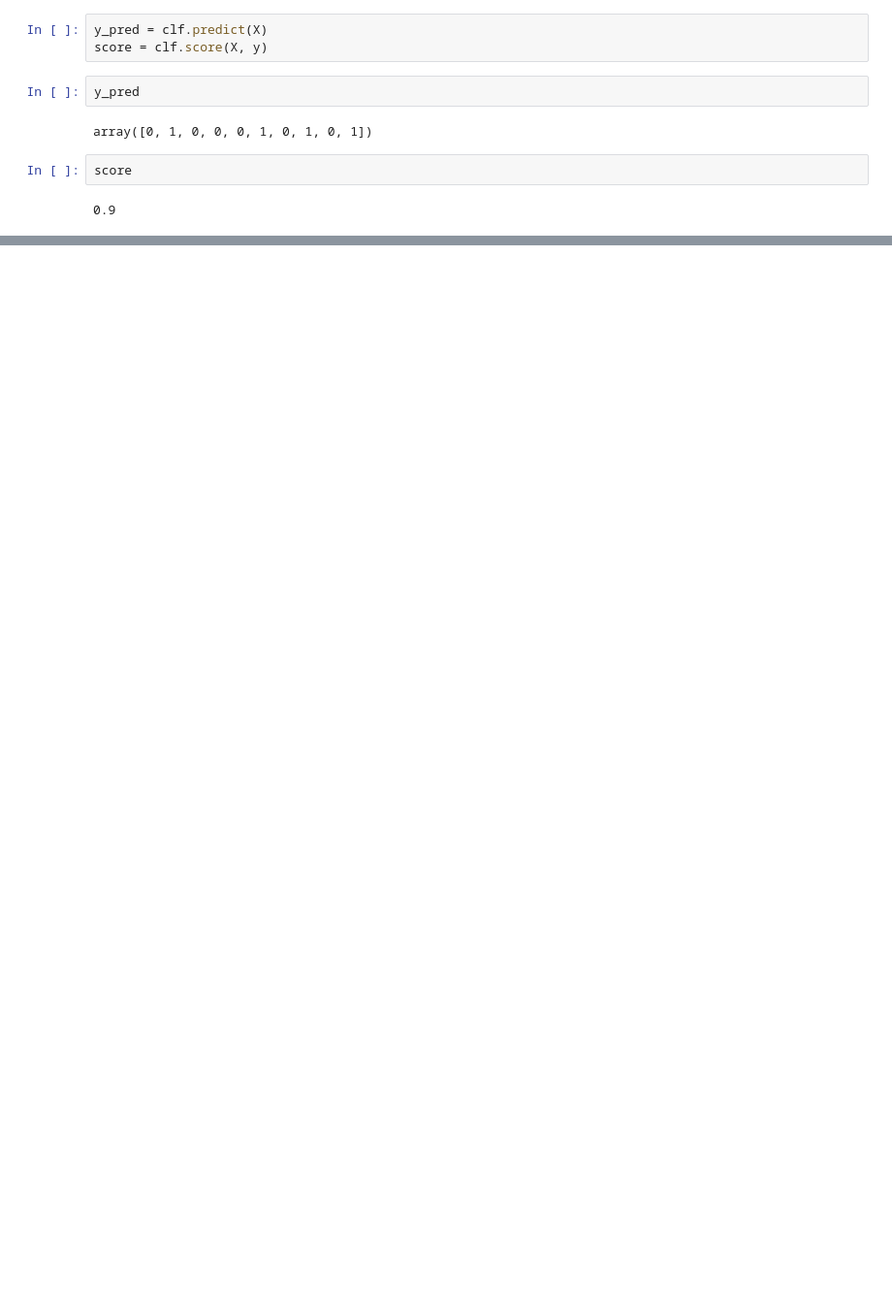
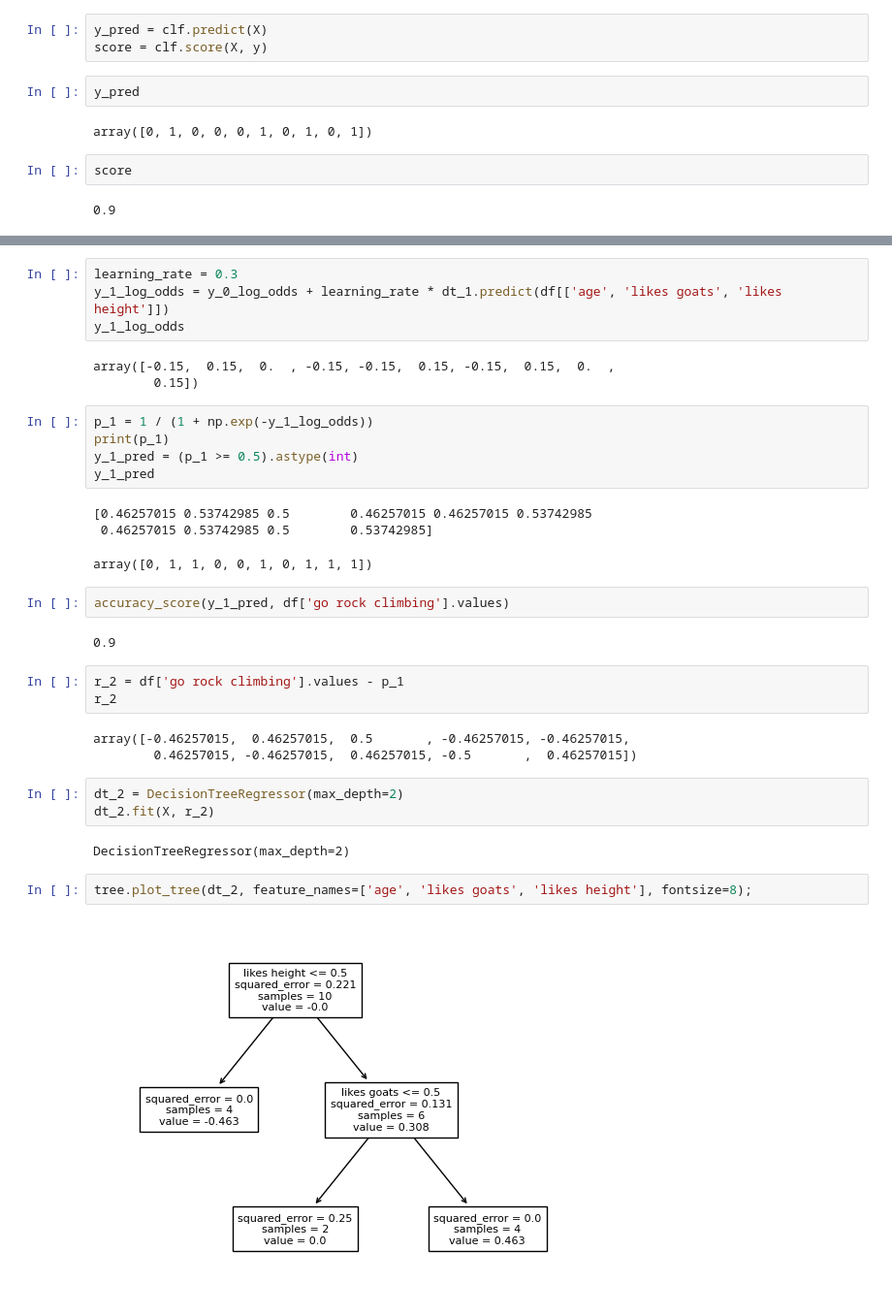
Before and after one commit to froukje/datamapu, a Jupyter notebook: notebooks/code_examples.ipynb, the cells around one changed output, grey strips where cells are left out. Shown at 97% size. Saved outputs shown, nothing was run; the diff lists cells and outputs as text; blank space fills up the shorter version.

```diff
--- a/notebooks/code_examples.ipynb
+++ b/notebooks/code_examples.ipynb
@@ -997,0 +1052,35 @@ score
+# %%
+learning_rate = 0.3
+y_1_log_odds = y_0_log_odds + learning_rate * dt_1.predict(df[['age', 'likes goats', 'likes height']])
+y_1_log_odds
+# %% [output]
+array([-0.15,  0.15,  0.  , -0.15, -0.15,  0.15, -0.15,  0.15,  0.  ,
+        0.15])
+# %%
+p_1 = 1 / (1 + np.exp(-y_1_log_odds))
+print(p_1)
+y_1_pred = (p_1 >= 0.5).astype(int)
+y_1_pred
+# %% [output]
+[0.46257015 0.53742985 0.5        0.46257015 0.46257015 0.53742985
+ 0.46257015 0.53742985 0.5        0.53742985]
+array([0, 1, 1, 0, 0, 1, 0, 1, 1, 1])
+# %%
+accuracy_score(y_1_pred, df['go rock climbing'].values)
+# %% [output]
+0.9
+# %%
+r_2 = df['go rock climbing'].values - p_1
+r_2
+# %% [output]
+array([-0.46257015,  0.46257015,  0.5       , -0.46257015, -0.46257015,
+        0.46257015, -0.46257015,  0.46257015, -0.5       ,  0.46257015])
+# %%
+dt_2 = DecisionTreeRegressor(max_depth=2)
+dt_2.fit(X, r_2)
+# %% [output]
+DecisionTreeRegressor(max_depth=2)
+# %%
+tree.plot_tree(dt_2, feature_names=['age', 'likes goats', 'likes height'], fontsize=8);
+# %% [output]
+[figure, added]
```
Also changed, not shown: parts of 21 cells of this notebook, 47 other files.
